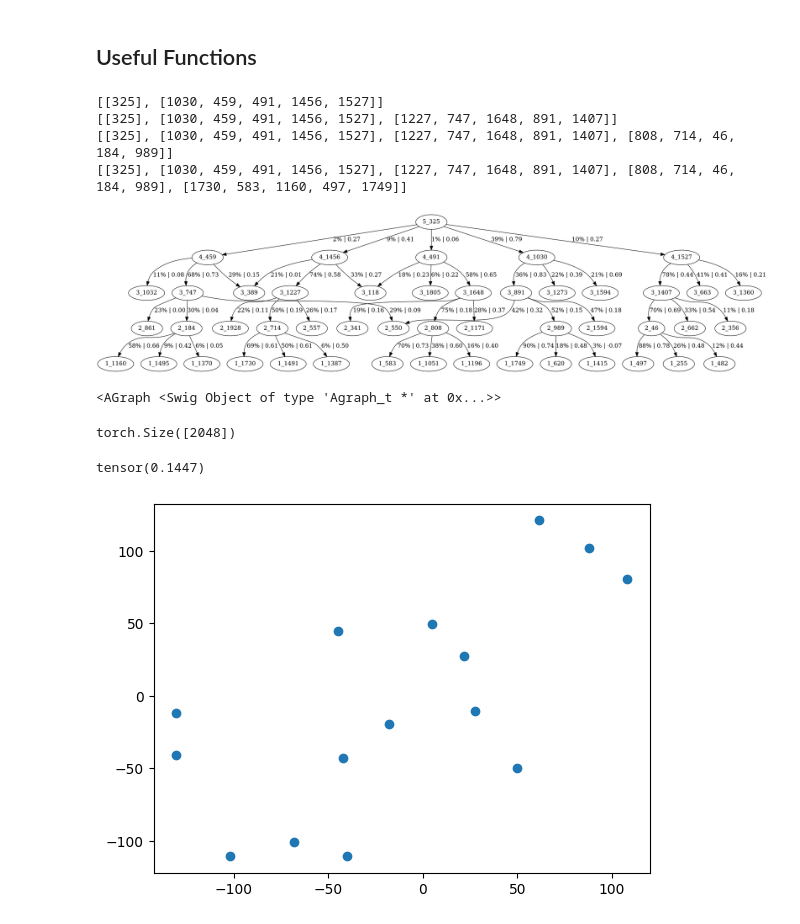
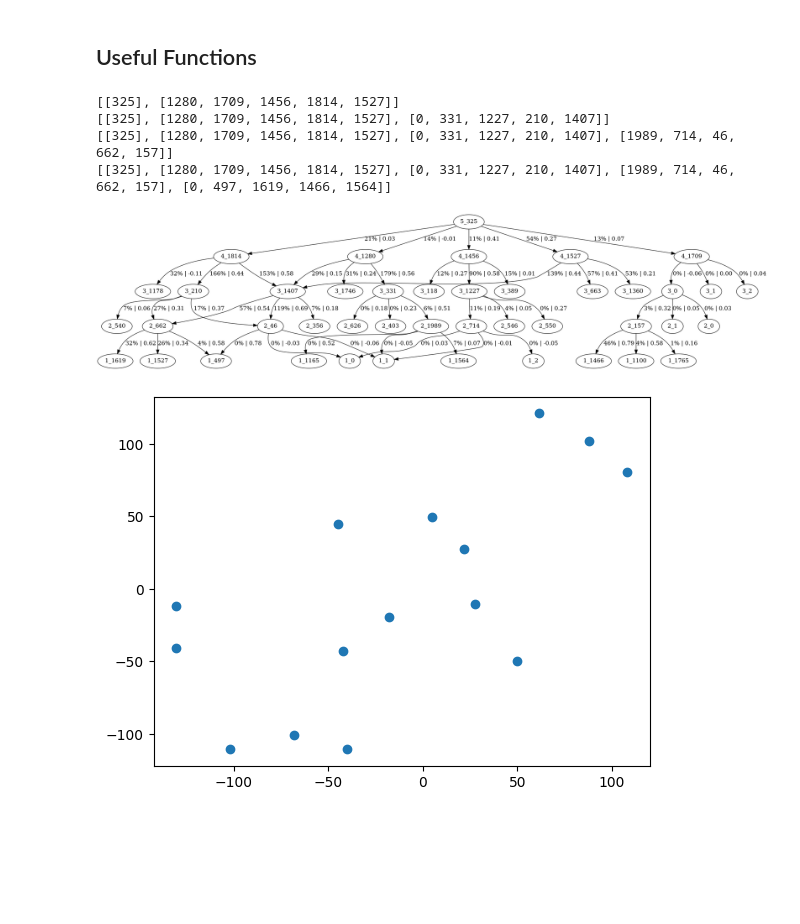
Before and after one commit to migerovitch/sparse_coding, a Jupyter notebook: dictionaries_across_layers.ipynb, the cells around one changed output. Saved outputs shown, nothing was run; the diff lists cells and outputs as text; code cells hidden in the pictures; blank space fills up the shorter version.

```diff
--- a/dictionaries_across_layers.ipynb
+++ b/dictionaries_across_layers.ipynb
@@ -353,3 +72,15 @@ for layer in layers:
 # %% [output]
 Using pad_token, but it is not set yet.
 Loaded pretrained model EleutherAI/pythia-70m-deduped into HookedTransformer
+# %%
+import torch
+from transformer_lens import HookedTransformer
+model_name = "EleutherAI/pythia-70m-deduped"
+device = torch.device("cuda:4" if torch.cuda.is_available() else "cpu")
+model_2 = HookedTransformer.from_pretrained(model_name, device="cuda:3")
+model = HookedTransformer.from_pretrained_no_processing(model_name, device="cuda:4")
+
+# Load from transformers automodelforcausallm model
+from transformers import AutoModelForCausalLM, AutoTokenizer
+device = torch.device("cuda:5" if torch.cuda.is_available() else "cpu")
+model_t = AutoModelForCausalLM.from_pretrained(model_name).to("cuda:5")
@@ -855,54 +597,42 @@ from IPython.display import Image
 features_found_in_layers = []
 target_feature = 325
 target_layer = 5
-setting = "ablate"
-# setting = "restore"
+# setting = "ablate"
+setting = "restore"
 # data_setting = "max"
 data_setting = "median_to_max"
 features_found_in_layers.append([target_feature])
 num_datapoints_k = 20  # Number of top (or uniform) activating examples to consider when ablating
 graph_children_init_k = 5
 graph_children_recurse_k= 3
 
 G = pgv.AGraph(directed=True)
 for layer in range(target_layer, 1, -1):
     current_features = []
     for feature in features_found_in_layers[-1]:
         activations = find_causal_features(feature, layer, k=num_datapoints_k, previous_layer=layer-1, setting=setting, data_setting=data_setting)
         if(layer == target_layer):
             values, indices = activations.topk(graph_children_init_k)
             current_features = indices.tolist()
         else:
             values, indices = activations.topk(graph_children_recurse_k)
             current_features.append(indices[0].item())
         for v, i in zip(values, indices):
             # Calculate the CS between the feature and the causal feature
             v1 = dictionaries[layer-1][feature]
             v2 = dictionaries[layer-2][i.item()]
             cs = torch.nn.functional.cosine_similarity(v1, v2, dim=0)
             G.add_edge(f"{layer}_{feature}", f"{layer-1}_{i}", label=f"{int(v.item()*100)}% | {cs.item():.2f}")
     features_found_in_layers.append(list(set(current_features)))
     print(features_found_in_layers)
 G.layout(prog="dot")
 G.draw('file.png')  # Draws a png
 
 # # Display the graph
 Image(filename='file.png')
 # %% [output]
-[[325], [1030, 459, 491, 1456, 1527]]
-[[325], [1030, 459, 491, 1456, 1527], [1227, 747, 1648, 891, 1407]]
-[[325], [1030, 459, 491, 1456, 1527], [1227, 747, 1648, 891, 1407], [808, 714, 46, 184, 989]]
-[[325], [1030, 459, 491, 1456, 1527], [1227, 747, 1648, 891, 1407], [808, 714, 46, 184, 989], [1730, 583, 1160, 497, 1749]]
+[[325], [1280, 1709, 1456, 1814, 1527]]
+[[325], [1280, 1709, 1456, 1814, 1527], [0, 331, 1227, 210, 1407]]
+[[325], [1280, 1709, 1456, 1814, 1527], [0, 331, 1227, 210, 1407], [1989, 714, 46, 662, 157]]
+[[325], [1280, 1709, 1456, 1814, 1527], [0, 331, 1227, 210, 1407], [1989, 714, 46, 662, 157], [0, 497, 1619, 1466, 1564]]
-[figure, old version]
+[figure, new version]
-# %%
-G
-# %% [output]
-<AGraph <Swig Object of type 'Agraph_t *' at 0x...>>
-# %%
-activations.shape
-# %% [output]
-torch.Size([2048])
-# %%
-torch.nn.functional.cosine_similarity(v1, v2, dim=0)
-# %% [output]
-tensor(0.1447)
```
Also changed, not shown: parts of 18 cells of this notebook, 1 other file.
